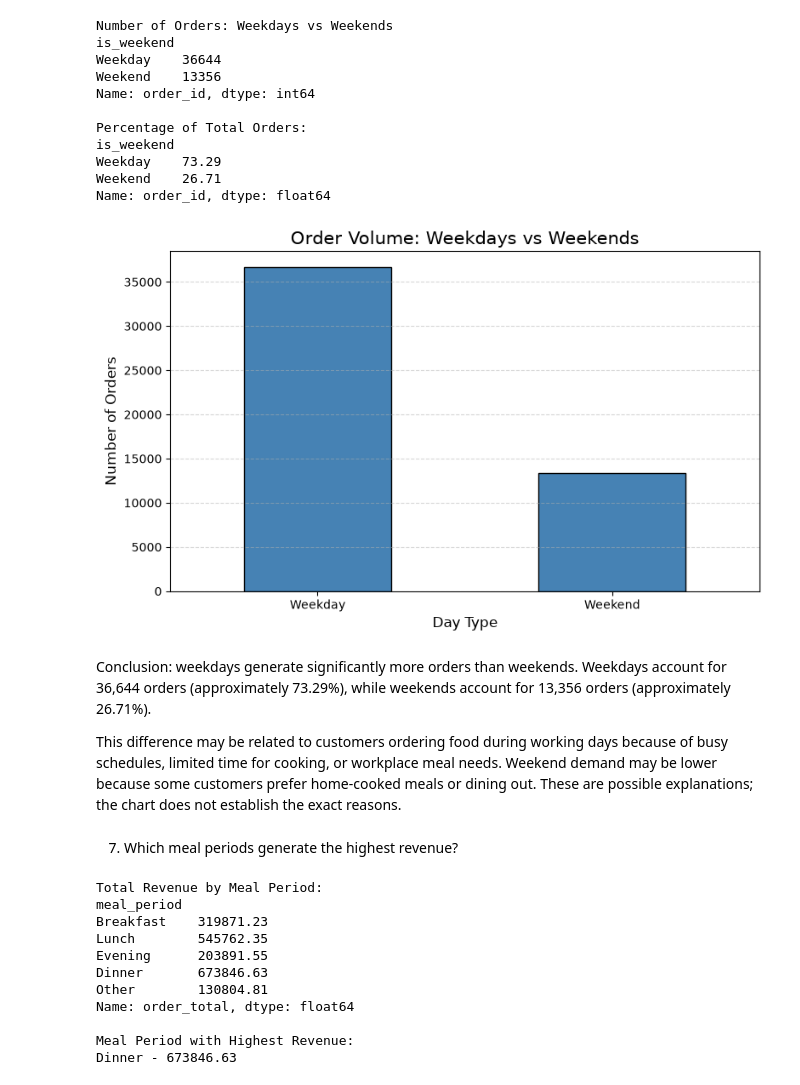
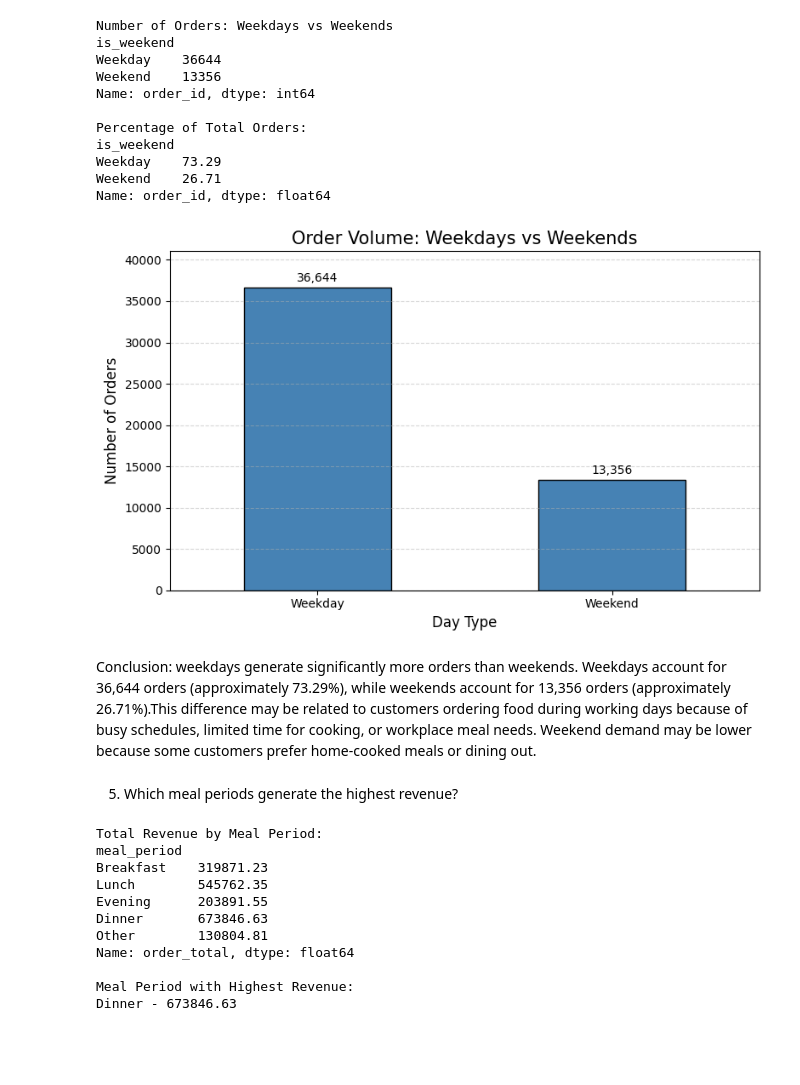
Before and after one commit to gokul-raj-c/Data-Science, a Jupyter notebook: EDA Project/Food_Delivery.ipynb, the cells around one changed output. Cells and saved outputs as stored; diff of their text form; code cells hidden in the pictures; blank space fills up the shorter version.

```diff
--- a/EDA Project/Food_Delivery.ipynb
+++ b/EDA Project/Food_Delivery.ipynb
@@ -1184,30 +1104,36 @@ Weekday    73.29
 Weekend    26.71
 Name: order_id, dtype: float64
 # %%
-
 plt.figure(figsize=(8, 5))
 
-day_type_orders.plot(
+ax = day_type_orders.plot(
     kind='bar',
     color='steelblue',
     edgecolor='black'
 )
 
 plt.title('Order Volume: Weekdays vs Weekends', fontsize=15)
 plt.xlabel('Day Type', fontsize=12)
 plt.ylabel('Number of Orders', fontsize=12)
 plt.xticks(rotation=0)
+
+# Display values above each bar
+ax.bar_label(
+    ax.containers[0],
+    labels=[f'{value:,.0f}' for value in day_type_orders.values],
+    padding=3
+)
+
+plt.ylim(0, day_type_orders.max() * 1.12)
 plt.grid(axis='y', linestyle='--', alpha=0.5)
 plt.tight_layout()
 plt.show()
 # %% [output]
-[figure, old version]
+[figure, new version]
 # %% [markdown]
-Conclusion: weekdays generate significantly more orders than weekends. Weekdays account for 36,644 orders (approximately 73.29%), while weekends account for 13,356 orders (approximately 26.71%).
-
-This difference may be related to customers ordering food during working days because of busy schedules, limited time for cooking, or workplace meal needs. Weekend demand may be lower because some customers prefer home-cooked meals or dining out. These are possible explanations; the chart does not establish the exact reasons.
+Conclusion: weekdays generate significantly more orders than weekends. Weekdays account for 36,644 orders (approximately 73.29%), while weekends account for 13,356 orders (approximately 26.71%).This difference may be related to customers ordering food during working days because of busy schedules, limited time for cooking, or workplace meal needs. Weekend demand may be lower because some customers prefer home-cooked meals or dining out.
 # %% [markdown]
-7. Which meal periods generate the highest revenue?
+5. Which meal periods generate the highest revenue?
 # %%
 
 # Classify orders based on order_hour
```
Also changed, not shown: parts of 81 cells of this notebook, 1 other file.
